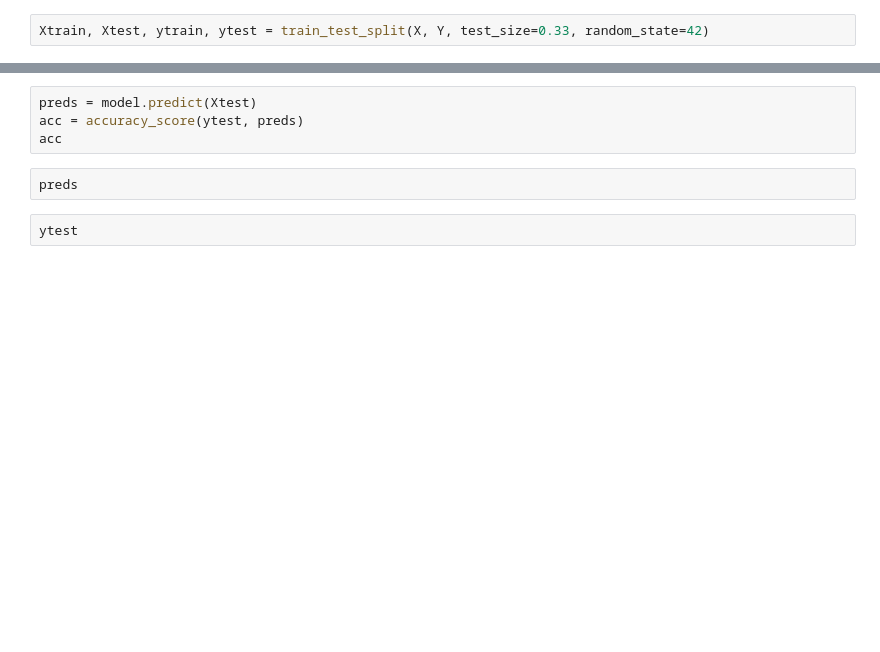
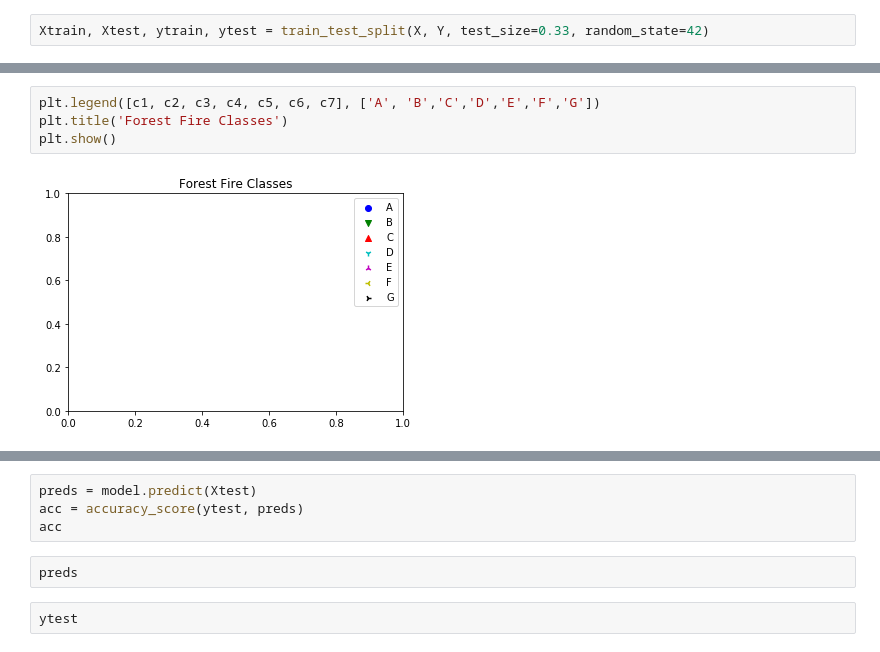
Before and after one commit to hk1510/ForestFires, a Jupyter notebook: SVM.ipynb, the cells around one changed output, grey strips where cells are left out. Saved outputs shown, nothing was run; the diff lists cells and outputs as text; blank space fills up the shorter version.

```diff
--- a/SVM.ipynb
+++ b/SVM.ipynb
@@ -60,3 +116,9 @@ Xtrain, Xtest, ytrain, ytest = train_test_split(X, Y, test_size=0.33, random_sta
+# %%
+plt.legend([c1, c2, c3, c4, c5, c6, c7], ['A', 'B','C','D','E','F','G'])
+plt.title('Forest Fire Classes')
+plt.show()
+# %% [output]
+[figure, added]
 # %%
 model = SVC(gamma='scale', decision_function_shape='ovo', C=50, random_state=42, kernel='poly', verbose=True)
 model.fit(Xtrain, ytrain)
```
Also changed, not shown: parts of 13 cells of this notebook, 4 other files.
